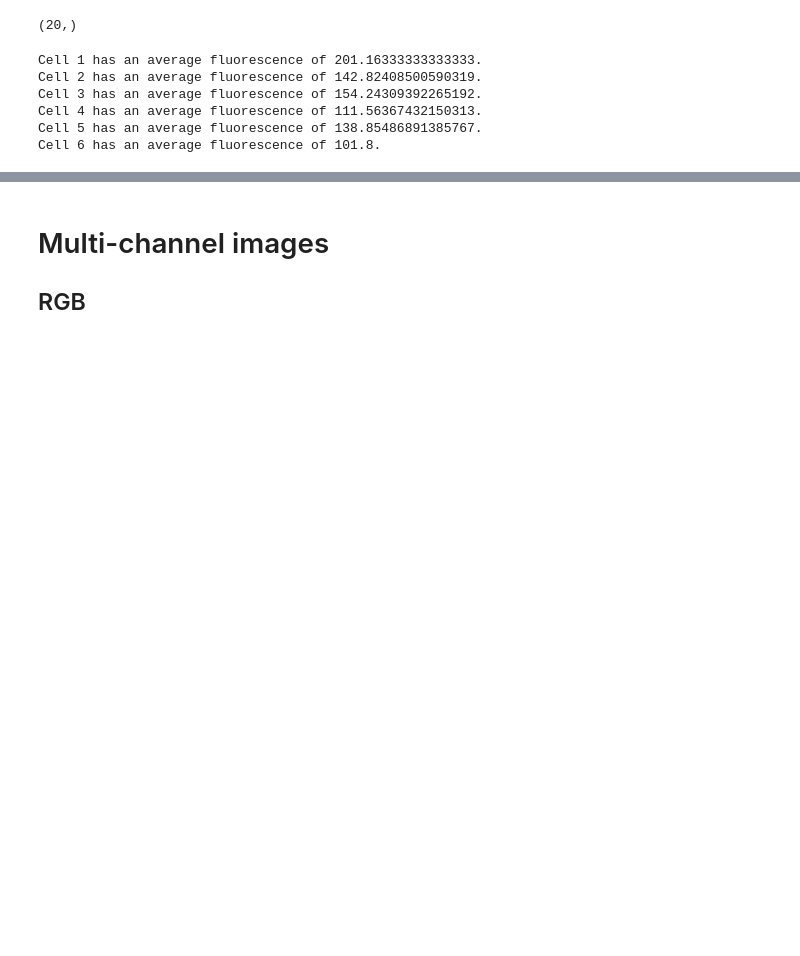
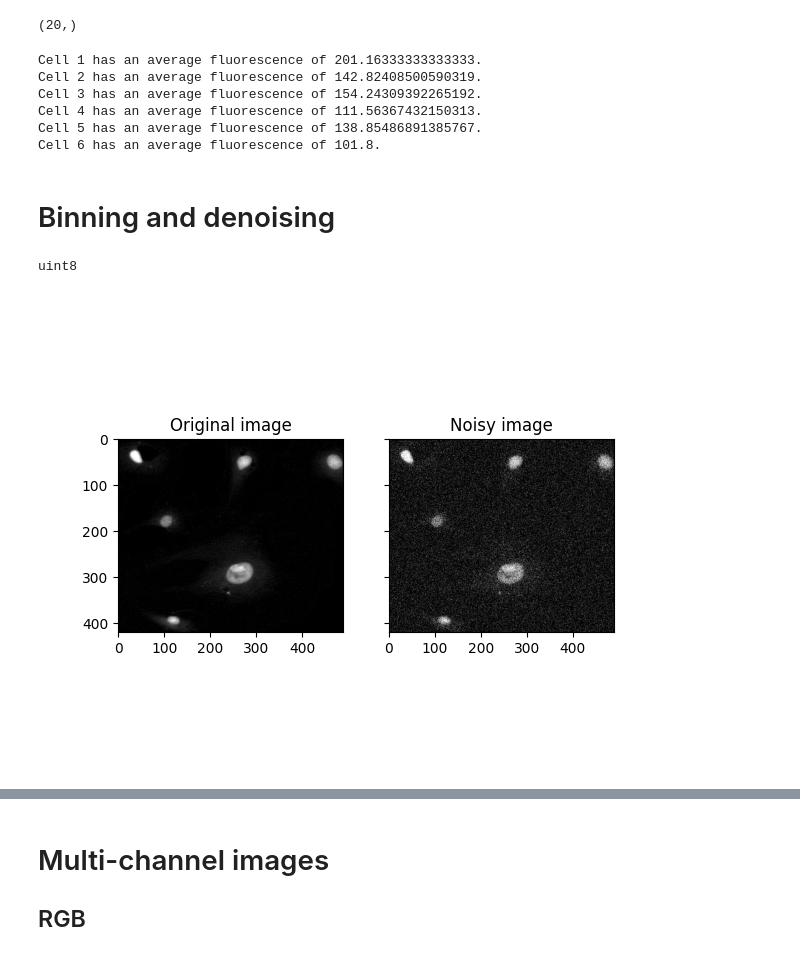
Before and after one commit to EPFL-Center-for-Imaging/ImagingLunch_ImagesInPython, a Jupyter notebook: Content.ipynb, the cells around one changed output, grey strips where cells are left out. Drawn from its saved outputs; the diff is of its cells as text; code cells hidden in the pictures; blank space fills up the shorter version.

```diff
--- a/Content.ipynb
+++ b/Content.ipynb
@@ -157,3 +158,18 @@ Cell 3 has an average fluorescence of 154.24309392265192.
 Cell 4 has an average fluorescence of 111.56367432150313.
 Cell 5 has an average fluorescence of 138.85486891385767.
 Cell 6 has an average fluorescence of 101.8.
+# %% [markdown]
+Binning and denoising
+=====================
+# %%
+noisy_img = img + np.random.normal(loc=0, scale=50, size=img.shape)
+noisy_img = np.clip(noisy_img, 0, 255).astype(np.uint8)
+fig, axes = plt.subplots(1, 2, sharex=True, sharey=True)
+axes[0].imshow(img, cmap="gray", vmin=0, vmax=255)
+axes[0].set_title("Original image")
+axes[1].imshow(noisy_img, cmap="gray", vmin=0, vmax=255)
+axes[1].set_title("Noisy image")
+plt.show()
+# %% [output]
+uint8
+[figure, added]
```
Also changed, not shown: parts of 7 cells of this notebook.
